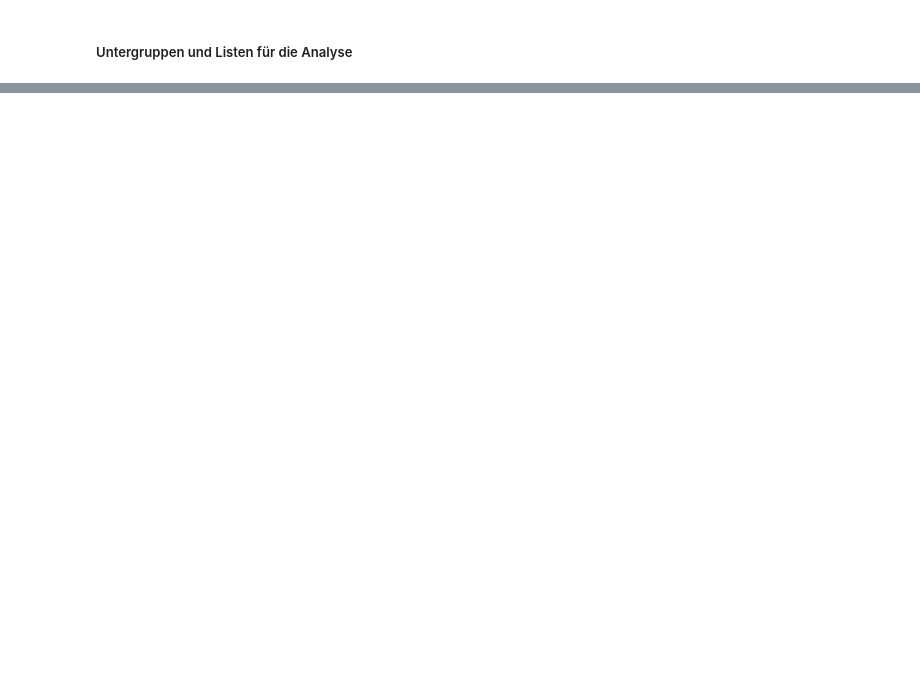
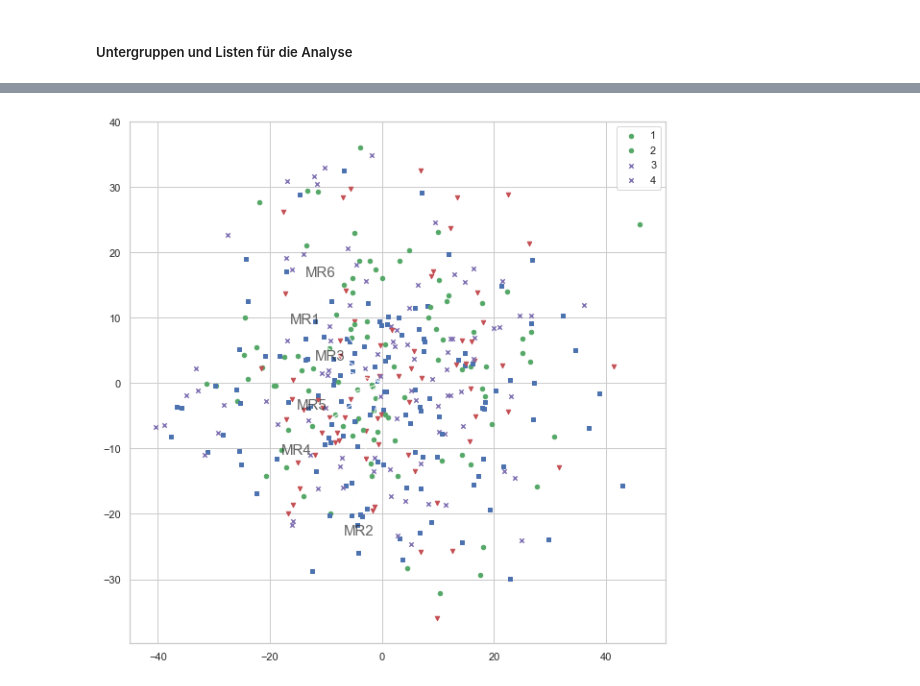
Before and after one commit to martinakienberger/Dissertation_LIS, a Jupyter notebook: Datenanalyse_Inferenz2.ipynb, the cells around one changed output, grey strips where cells are left out. Drawn from its saved outputs; the diff is of its cells as text; code cells hidden in the pictures; blank space fills up the shorter version.

```diff
--- a/Datenanalyse_Inferenz2.ipynb
+++ b/Datenanalyse_Inferenz2.ipynb
@@ -497,0 +104,4 @@ col_vars = ['D-Q4_neu',
+# %%
+graf_biplot(Daten_total[Liste_MR],5,Daten_total['V_Studienrichtung'])
+# %% [output]
+[figure, added]
```
Also changed, not shown: parts of 135 cells of this notebook, 2 other files.
